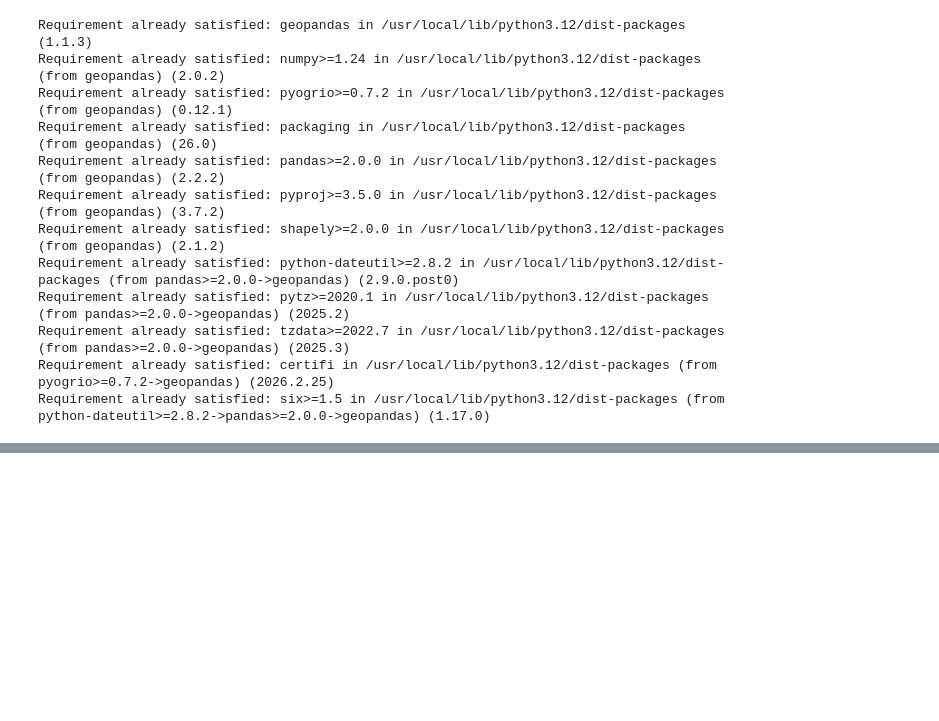
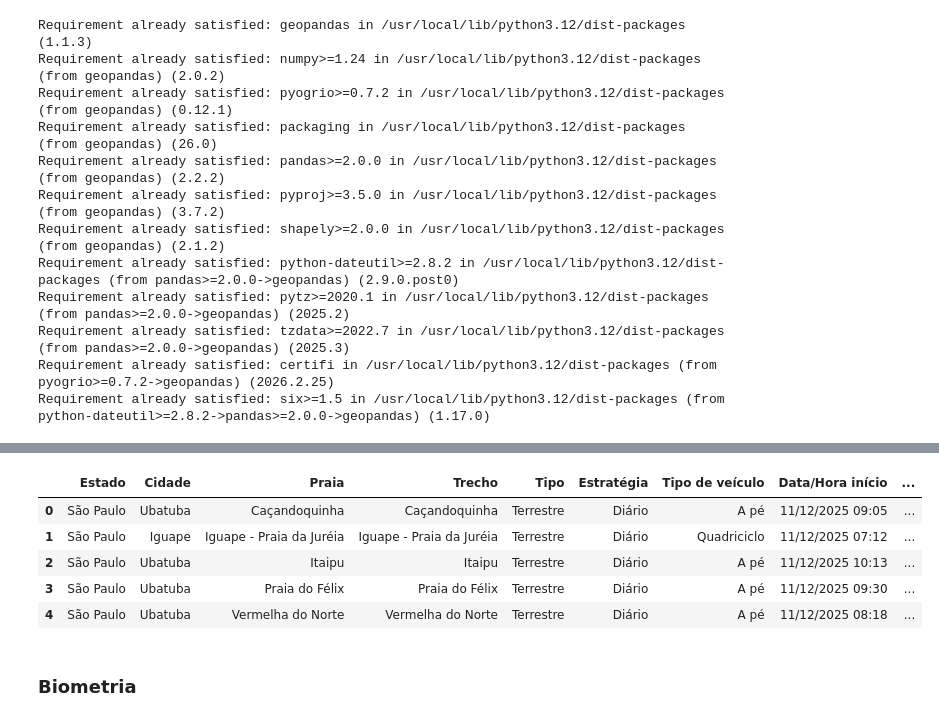
Before and after one commit to JonasCandid0/TCC-Univesp, a Jupyter notebook: ANÁLISE_ESPACIAL_E_TEMPORAL_DE_ENCALHES_DE_FAUNA_MARINHA_NO_LITORAL_DO_ESTADO_DE_SÃO_PAULO_COM_DADOS_DO_SISTEMA_SIMBA.ipynb, the cells around one changed output, grey strips where cells are left out. Saved outputs shown, nothing was run; the diff lists cells and outputs as text; code cells hidden in the pictures; blank space fills up the shorter version.

```diff
--- a/ANÁLISE_ESPACIAL_E_TEMPORAL_DE_ENCALHES_DE_FAUNA_MARINHA_NO_LITORAL_DO_ESTADO_DE_SÃO_PAULO_COM_DADOS_DO_SISTEMA_SIMBA.ipynb
+++ b/ANÁLISE_ESPACIAL_E_TEMPORAL_DE_ENCALHES_DE_FAUNA_MARINHA_NO_LITORAL_DO_ESTADO_DE_SÃO_PAULO_COM_DADOS_DO_SISTEMA_SIMBA.ipynb
@@ -22,0 +31,28 @@ import geopandas as gpd
+# %%
+caminho_monitoramento ='/content/drive/MyDrive/fontes de dados SIMBA/Esforcos_de_Monitoramento.csv'
+# %%
+colunas_esforco = [
+    'Estado', 'Cidade', 'Praia', 'Trecho',
+    'Tipo', 'Estratégia', 'Tipo de veículo',
+    'Data/Hora início', 'Data/Hora término',
+    'Latitude ponto inicial', 'Longitude ponto inicial',
+    'Latitude ponto final', 'Longitude ponto final',
+]
+# %%
+esforco_monitora_filtrada = pd.read_csv(
+    caminho_monitoramento,
+    sep=";",
+    usecols=colunas_esforco ,
+    low_memory=False
+)
+# %%
+esforco_monitora_filtrada.head()
+# %% [output]
+|  | Estado | Cidade | Praia | Trecho | Tipo | Estratégia | Tipo de veículo | Data/Hora início | ... |
+| 0 | São Paulo | Ubatuba | Caçandoquinha | Caçandoquinha | Terrestre | Diário | A pé | 11/12/2025 09:05 | ... |
+| 1 | São Paulo | Iguape | Iguape - Praia da Juréia | Iguape - Praia da Juréia | Terrestre | Diário | Quadriciclo | 11/12/2025 07:12 | ... |
+| 2 | São Paulo | Ubatuba | Itaipu | Itaipu | Terrestre | Diário | A pé | 11/12/2025 10:13 | ... |
+| 3 | São Paulo | Ubatuba | Praia do Félix | Praia do Félix | Terrestre | Diário | A pé | 11/12/2025 09:30 | ... |
+| 4 | São Paulo | Ubatuba | Vermelha do Norte | Vermelha do Norte | Terrestre | Diário | A pé | 11/12/2025 08:18 | ... |
+# %% [markdown]
+### Biometria
```
Also changed, not shown: parts of 13 cells of this notebook.
